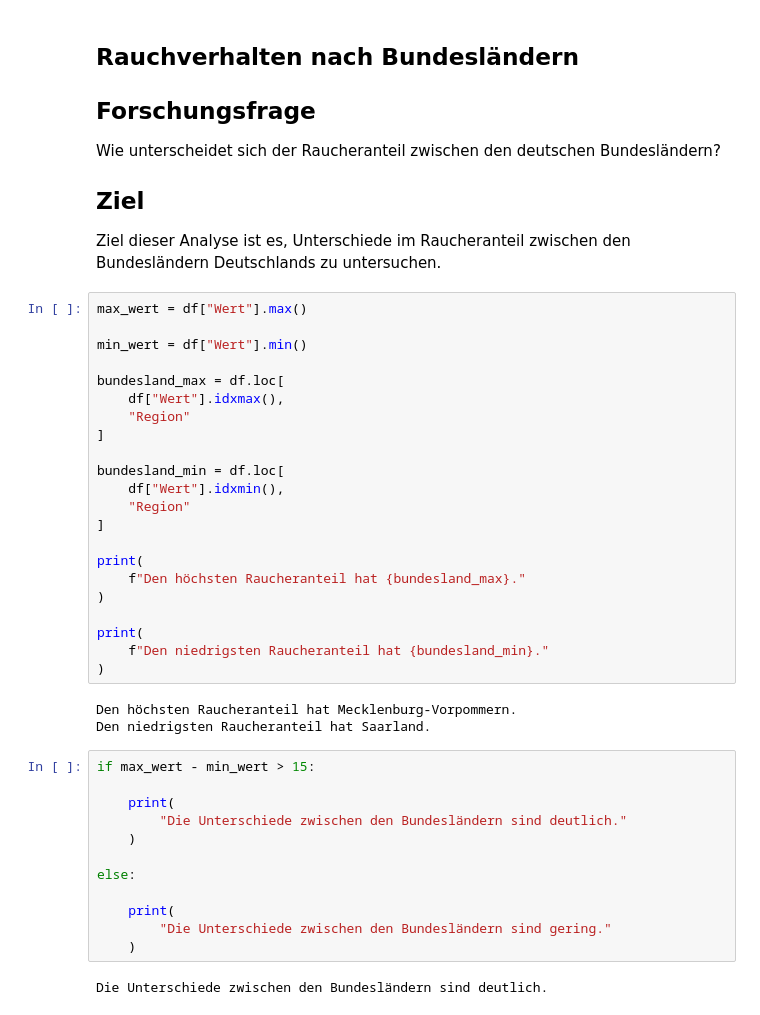
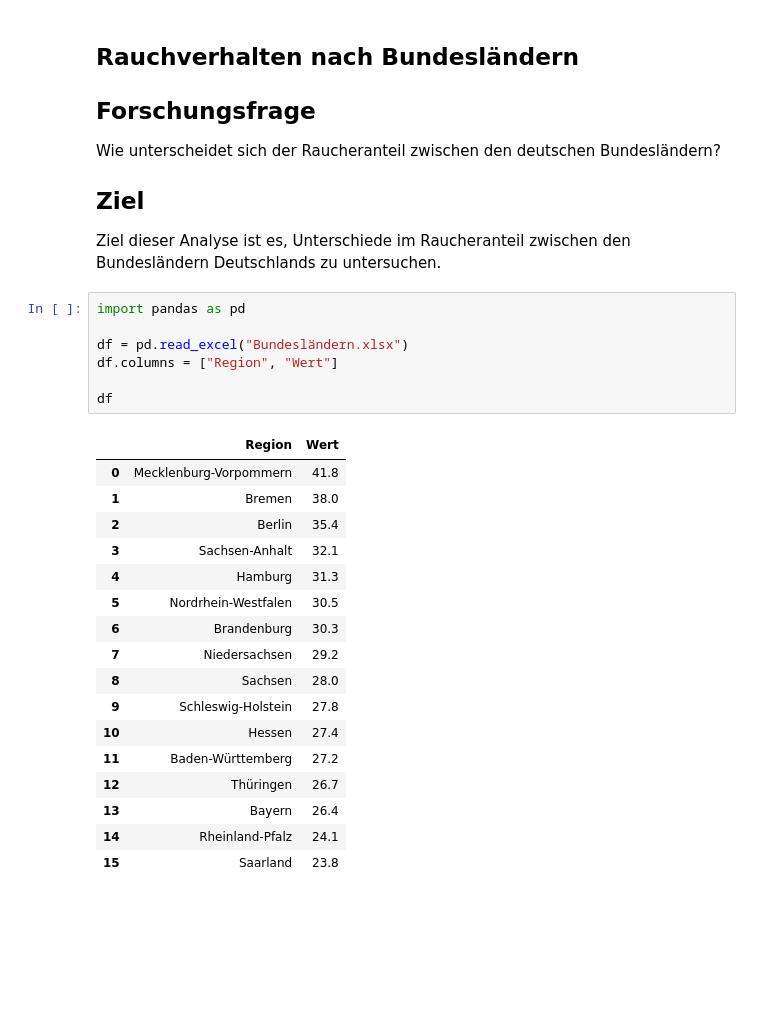
Before and after one commit to evda1011/Informprojekt_SoSe2026, a Jupyter notebook: Rauchverhalten_nach_Bundesländern/Rauchverhalten_nach_Bundesländern.ipynb, the cells around one changed output. Saved outputs shown, nothing was run; the diff lists cells and outputs as text; blank space fills up the shorter version.

```diff
--- a/Rauchverhalten_nach_Bundesländern/Rauchverhalten_nach_Bundesländern.ipynb
+++ b/Rauchverhalten_nach_Bundesländern/Rauchverhalten_nach_Bundesländern.ipynb
@@ -7,45 +7,31 @@ Wie unterscheidet sich der Raucheranteil zwischen den deutschen Bundesländern?
 ## Ziel
 
 Ziel dieser Analyse ist es, Unterschiede im Raucheranteil zwischen den Bundesländern Deutschlands zu untersuchen.
-# %%
-max_wert = df["Wert"].max()
-
-min_wert = df["Wert"].min()
-
-bundesland_max = df.loc[
-    df["Wert"].idxmax(),
-    "Region"
-]
-
-bundesland_min = df.loc[
-    df["Wert"].idxmin(),
-    "Region"
-]
-
-print(
-    f"Den höchsten Raucheranteil hat {bundesland_max}."
-)
-
-print(
-    f"Den niedrigsten Raucheranteil hat {bundesland_min}."
-)
-# %% [output]
-Den höchsten Raucheranteil hat Mecklenburg-Vorpommern.
-Den niedrigsten Raucheranteil hat Saarland.
-# %%
-if max_wert - min_wert > 15:
-
-    print(
-        "Die Unterschiede zwischen den Bundesländern sind deutlich."
-    )
-
-else:
-
-    print(
-        "Die Unterschiede zwischen den Bundesländern sind gering."
-    )
-# %% [output]
-Die Unterschiede zwischen den Bundesländern sind deutlich.
+# %%
+import pandas as pd
+
+df = pd.read_excel("Bundesländern.xlsx")
+df.columns = ["Region", "Wert"]
+
+df
+# %% [output]
+|  | Region | Wert |
+| 0 | Mecklenburg-Vorpommern | 41.8 |
+| 1 | Bremen | 38.0 |
+| 2 | Berlin | 35.4 |
+| 3 | Sachsen-Anhalt | 32.1 |
+| 4 | Hamburg | 31.3 |
+| 5 | Nordrhein-Westfalen | 30.5 |
+| 6 | Brandenburg | 30.3 |
+| 7 | Niedersachsen | 29.2 |
+| 8 | Sachsen | 28.0 |
+| 9 | Schleswig-Holstein | 27.8 |
+| 10 | Hessen | 27.4 |
+| 11 | Baden-Württemberg | 27.2 |
+| 12 | Thüringen | 26.7 |
+| 13 | Bayern | 26.4 |
+| 14 | Rheinland-Pfalz | 24.1 |
+| 15 | Saarland | 23.8 |
 # %%
 import matplotlib.pyplot as plt
 
```
Also changed, not shown: parts of 2 cells of this notebook, 2 other files.
